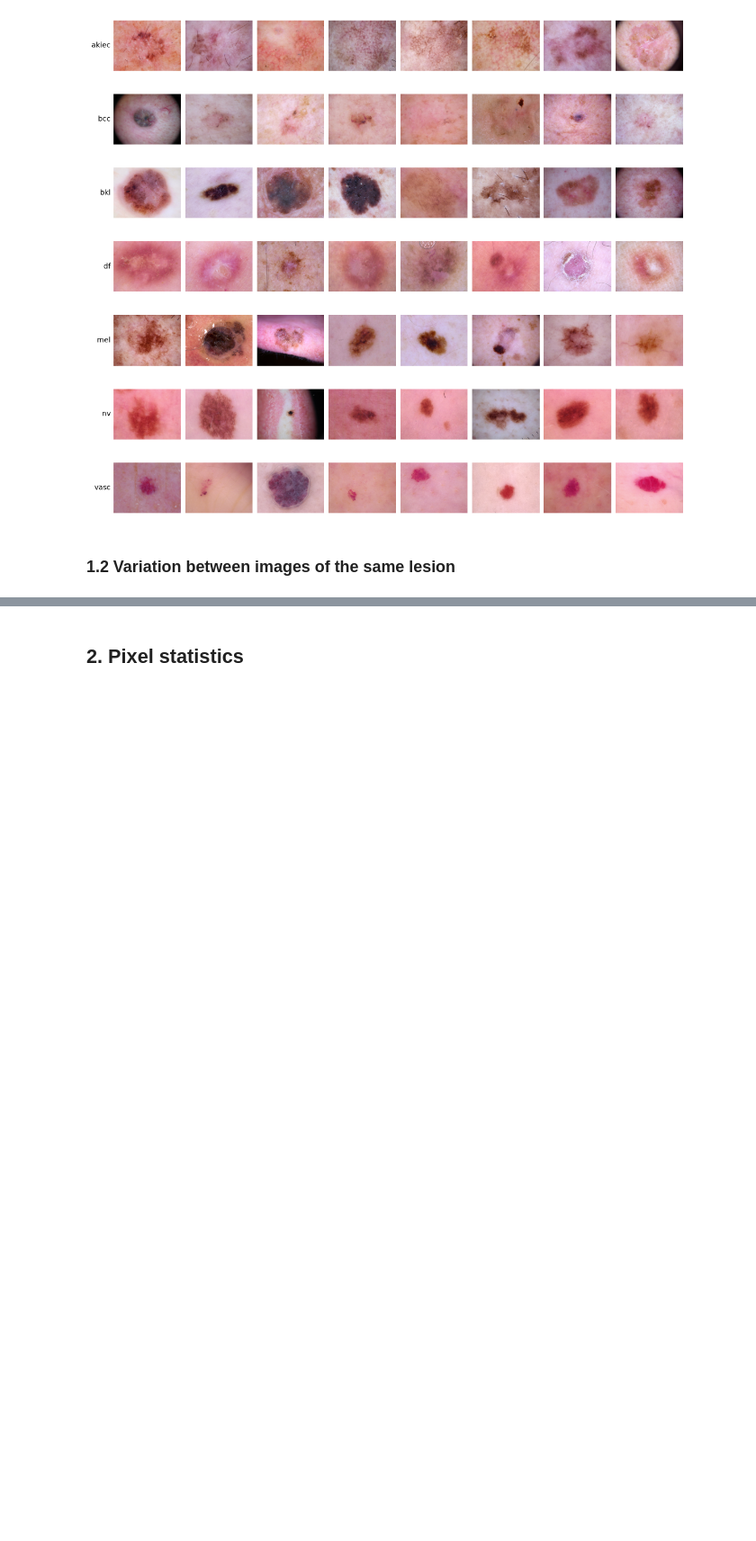
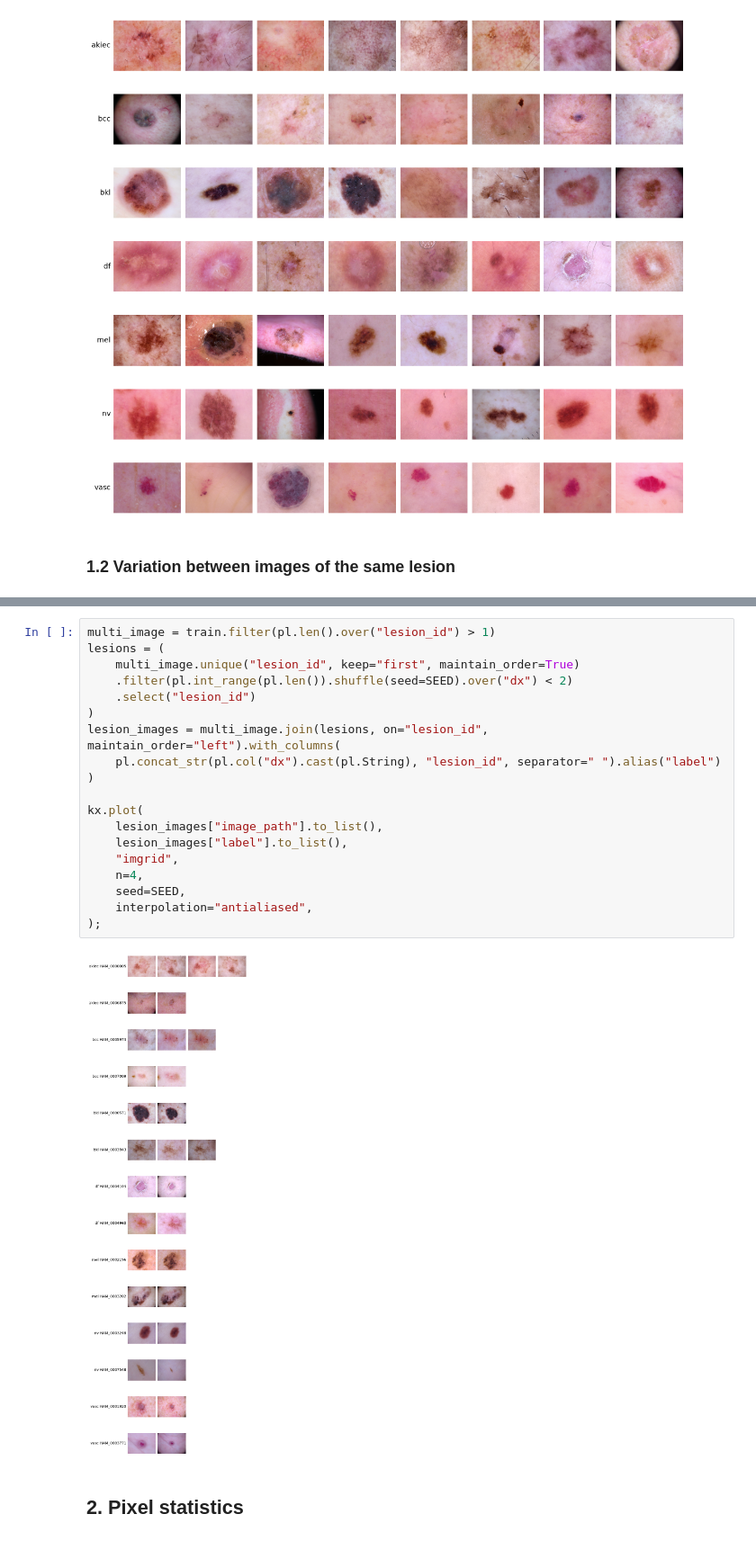
Before and after one commit to vhrabar/local-vs-global-skin-lesions, a Jupyter notebook: notebooks/Image Analysis.ipynb, the cells around one changed output, grey strips where cells are left out. Shown at 90% size. Saved outputs shown, nothing was run; the diff lists cells and outputs as text; blank space fills up the shorter version.

Commit message:
feat(EDA): add Visual Overview and Pixel Statistics
Refs #16

Signed-off-by: Vedran Hrabar <vedran.hrabar@outlook.com>

```diff
--- a/notebooks/Image Analysis.ipynb
+++ b/notebooks/Image Analysis.ipynb
@@ -86,2 +95,23 @@ array([<Axes: ylabel='akiec'>, <Axes: >, <Axes: >, <Axes: >, <Axes: >,
+# %%
+multi_image = train.filter(pl.len().over("lesion_id") > 1)
+lesions = (
+    multi_image.unique("lesion_id", keep="first", maintain_order=True)
+    .filter(pl.int_range(pl.len()).shuffle(seed=SEED).over("dx") < 2)
+    .select("lesion_id")
+)
+lesion_images = multi_image.join(lesions, on="lesion_id", maintain_order="left").with_columns(
+    pl.concat_str(pl.col("dx").cast(pl.String), "lesion_id", separator=" ").alias("label")
+)
+
+kx.plot(
+    lesion_images["image_path"].to_list(),
+    lesion_images["label"].to_list(),
+    "imgrid",
+    n=4,
+    seed=SEED,
+    interpolation="antialiased",
+);
+# %% [output]
+[figure, added]
 # %% [markdown]
 ## 2. Pixel statistics
```
Also changed, not shown: parts of 11 cells of this notebook.
